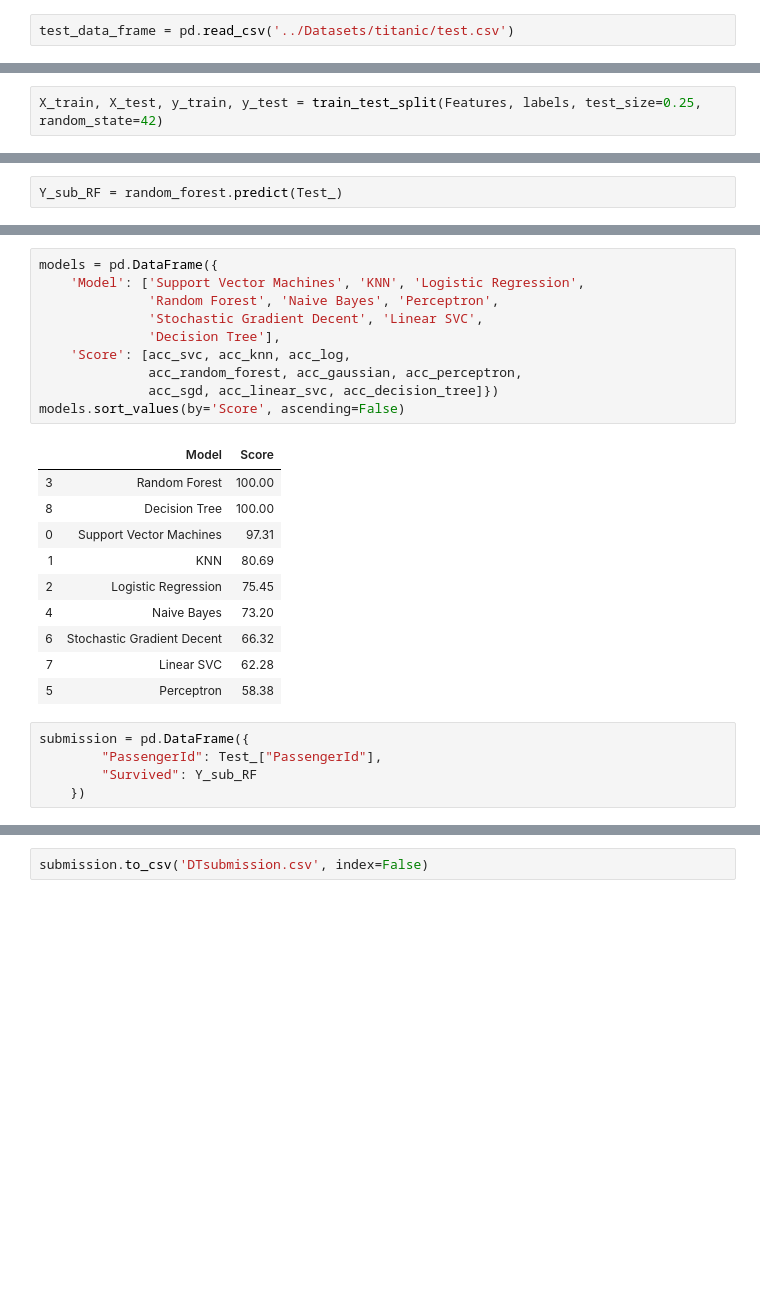
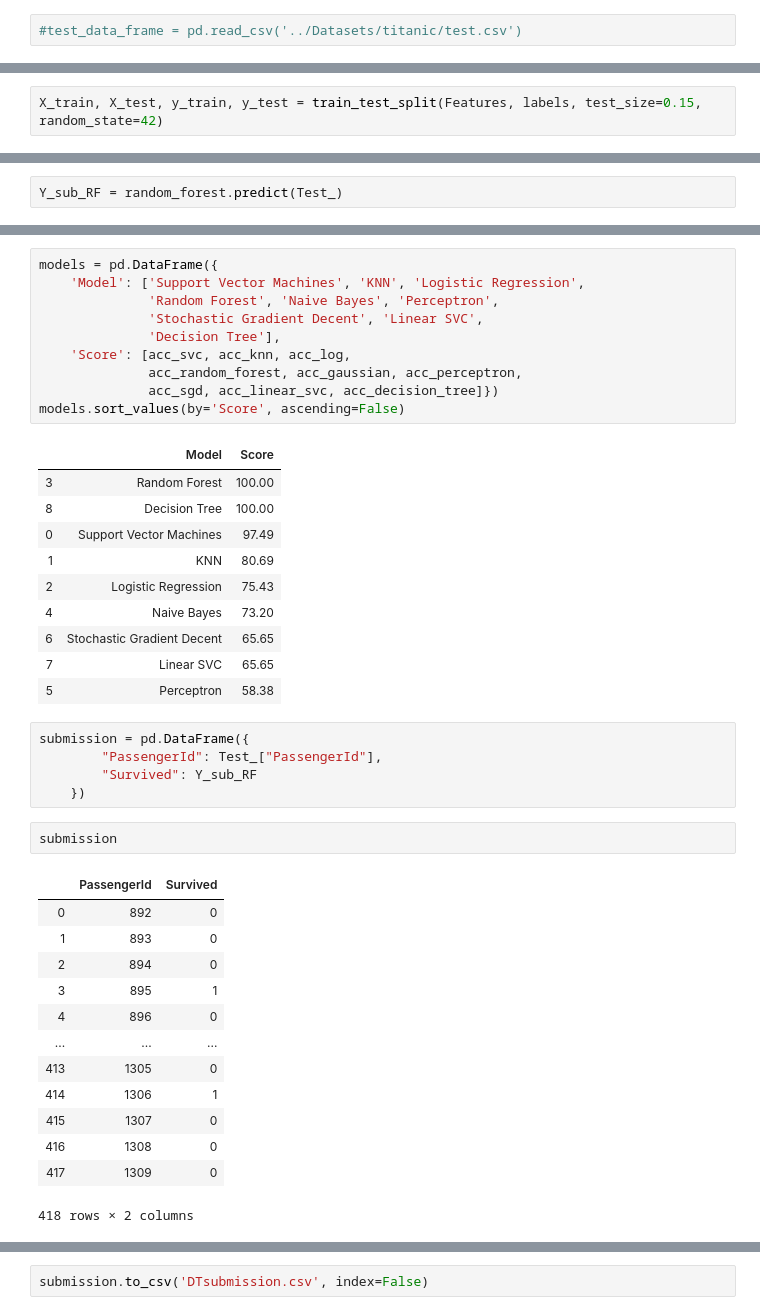
Before and after one commit to dasarisasidhar/Artificial-Intelligence, a Jupyter notebook: ML/Scikit Learn/Supervised/Classification/proj/ML_For_Titanic_Dataset_Classification_problem.ipynb, the cells around one changed output, grey strips where cells are left out. Drawn from its saved outputs; the diff is of its cells as text; blank space fills up the shorter version.

```diff
--- a/ML/Scikit Learn/Supervised/Classification/proj/ML_For_Titanic_Dataset_Classification_problem.ipynb
+++ b/ML/Scikit Learn/Supervised/Classification/proj/ML_For_Titanic_Dataset_Classification_problem.ipynb
@@ -36,7 +36,7 @@ Embarked       889 non-null object
 dtypes: float64(2), int64(5), object(5)
 memory usage: 83.7+ KB
 # %%
-test_data_frame = pd.read_csv('../Datasets/titanic/test.csv')
+#test_data_frame = pd.read_csv('../Datasets/titanic/test.csv')
 # %%
 train_data_frame.describe()
 # %% [output]
@@ -516,7 +516,7 @@ print(Features.shape, labels.shape)
 # %%
 from sklearn.model_selection import train_test_split
 # %%
-X_train, X_test, y_train, y_test = train_test_split(Features, labels, test_size=0.25, random_state=42)
+X_train, X_test, y_train, y_test = train_test_split(Features, labels, test_size=0.15, random_state=42)
 # %%
 print(X_train.shape, y_train.shape)
 # %% [output]
@@ -865,18 +857,34 @@ models.sort_values(by='Score', ascending=False)
 |  | Model | Score |
 | 3 | Random Forest | 100.00 |
 | 8 | Decision Tree | 100.00 |
-| 0 | Support Vector Machines | 97.31 |
+| 0 | Support Vector Machines | 97.49 |
 | 1 | KNN | 80.69 |
-| 2 | Logistic Regression | 75.45 |
+| 2 | Logistic Regression | 75.43 |
 | 4 | Naive Bayes | 73.20 |
-| 6 | Stochastic Gradient Decent | 66.32 |
-| 7 | Linear SVC | 62.28 |
+| 6 | Stochastic Gradient Decent | 65.65 |
+| 7 | Linear SVC | 65.65 |
 | 5 | Perceptron | 58.38 |
 # %%
 submission = pd.DataFrame({
         "PassengerId": Test_["PassengerId"],
         "Survived": Y_sub_RF
     })
+# %%
+submission
+# %% [output]
+|  | PassengerId | Survived |
+| 0 | 892 | 0 |
+| 1 | 893 | 0 |
+| 2 | 894 | 0 |
+| 3 | 895 | 1 |
+| 4 | 896 | 0 |
+| ... | ... | ... |
+| 413 | 1305 | 0 |
+| 414 | 1306 | 1 |
+| 415 | 1307 | 0 |
+| 416 | 1308 | 0 |
+| 417 | 1309 | 0 |
+418 rows × 2 columns
 # %%
 Y_sub_RF
 # %% [output]
```
Also changed, not shown: parts of 32 cells of this notebook, 1 other file.
